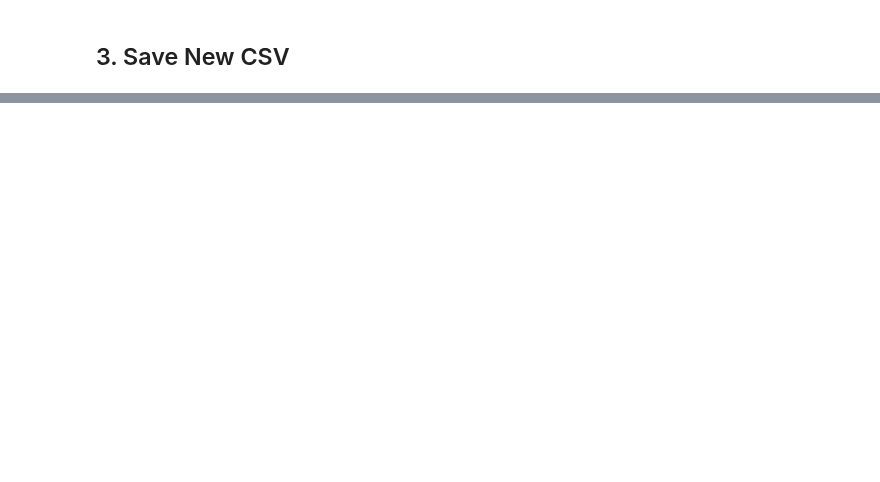
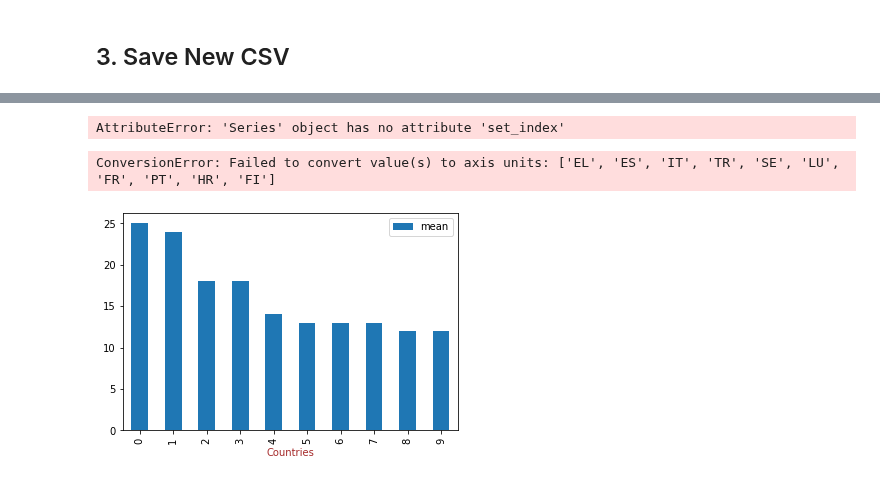
Before and after one commit to Malonk/unemployment_stats, a Jupyter notebook: notebooks/merge_teilm021_022.ipynb, the cells around one changed output, grey strips where cells are left out. Saved outputs shown, nothing was run; the diff lists cells and outputs as text; code cells hidden in the pictures; blank space fills up the shorter version.

Commit message:
New Update with Country Index

```diff
--- a/notebooks/merge_teilm021_022.ipynb
+++ b/notebooks/merge_teilm021_022.ipynb
@@ -55,0 +90,3 @@ teilm021_022_concat.to_csv('../data/cleaned/teilm021_022_concat.csv')
+# %%
+teilm021_022_concat_3 = teilm021_022_concat_2[teilm021_022_concat_2['sex'] == 'T']
+teilm021_022_concat_3
@@ -55,0 +107,3 @@ teilm021_022_concat.to_csv('../data/cleaned/teilm021_022_concat.csv')
+# %%
+country_index = teilm021_022_concat_3.groupby('geo_time').mean()
+country_index.sort_values('mean', ascending = False).reset_index().round()
@@ -55,0 +128,3 @@ teilm021_022_concat.to_csv('../data/cleaned/teilm021_022_concat.csv')
+# %%
+country_index2 = country_index.nlargest(10, 'mean').round()
+country_index2
@@ -55,0 +144,15 @@ teilm021_022_concat.to_csv('../data/cleaned/teilm021_022_concat.csv')
+# %%
+x = country_index2['geo_time'].set_index('geo_time')
+x
+# %% [output]
+AttributeError: 'Series' object has no attribute 'set_index'
+# %%
+country_index2.plot(kind = 'bar')
+plt.xlabel ('Countries', color = 'brown')
+plt.xticks (x)
+plt.ylabel('Unemployment %', color = 'brown')
+plt.title('Top 10 Harmonized Unemployment Rate %')
+plt.show();
+# %% [output]
+ConversionError: Failed to convert value(s) to axis units: ['EL', 'ES', 'IT', 'TR', 'SE', 'LU', 'FR', 'PT', 'HR', 'FI']
+[figure, added]
```
Also changed, not shown: parts of 7 cells of this notebook, 3 other files.
